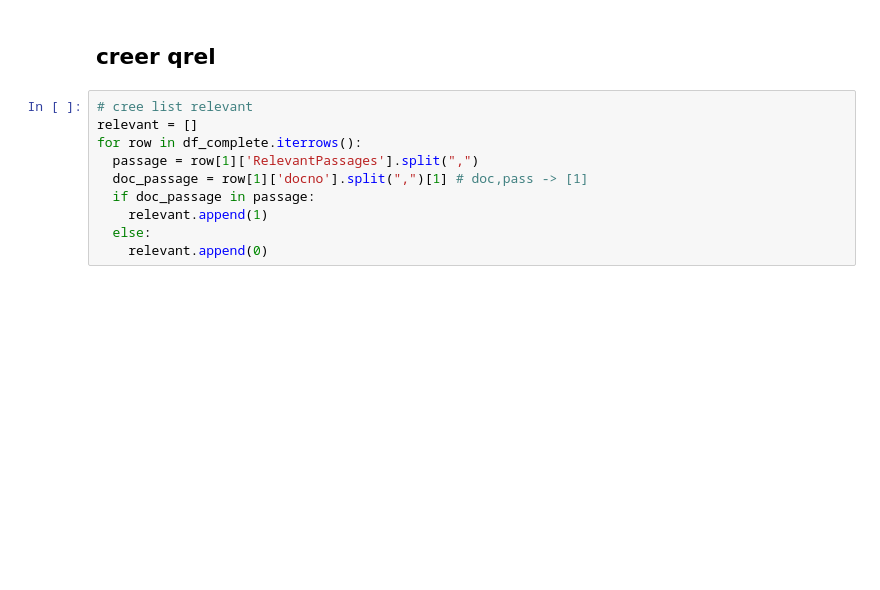
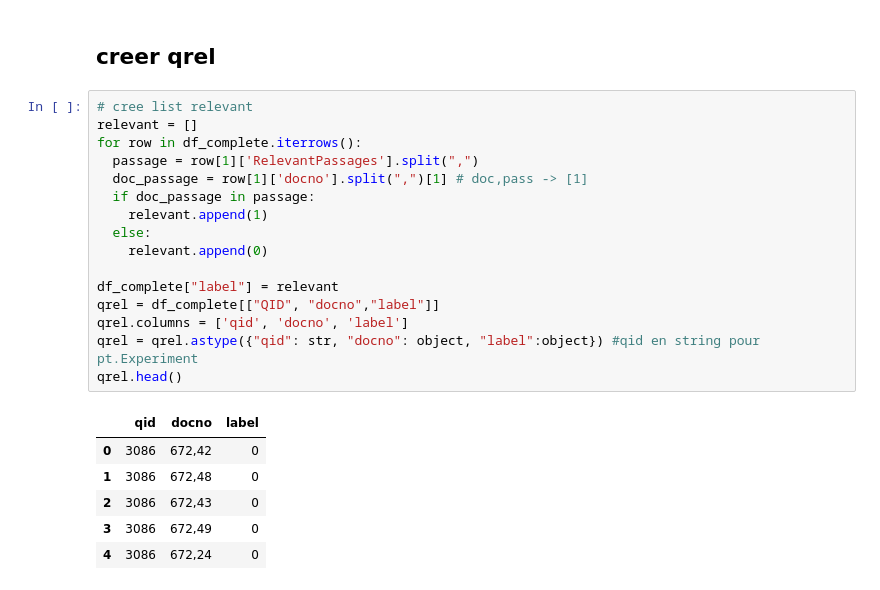
Before and after one commit to barthosdac/projet-rital, a Jupyter notebook: f.ipynb, the cells around one changed output. Drawn from its saved outputs; the diff is of its cells as text; blank space fills up the shorter version.

```diff
--- a/f.ipynb
+++ b/f.ipynb
@@ -282,10 +207,23 @@ df_complete
 # %%
 # cree list relevant
 relevant = []
 for row in df_complete.iterrows():
   passage = row[1]['RelevantPassages'].split(",")
   doc_passage = row[1]['docno'].split(",")[1] # doc,pass -> [1]
   if doc_passage in passage:
     relevant.append(1)
   else:
     relevant.append(0)
+
+df_complete["label"] = relevant
+qrel = df_complete[["QID", "docno","label"]]
+qrel.columns = ['qid', 'docno', 'label']
+qrel = qrel.astype({"qid": str, "docno": object, "label":object}) #qid en string pour pt.Experiment
+qrel.head()
+# %% [output]
+|  | qid | docno | label |
+| 0 | 3086 | 672,42 | 0 |
+| 1 | 3086 | 672,48 | 0 |
+| 2 | 3086 | 672,43 | 0 |
+| 3 | 3086 | 672,49 | 0 |
+| 4 | 3086 | 672,24 | 0 |
```
Also changed, not shown: parts of 19 cells of this notebook, 1 other file.
